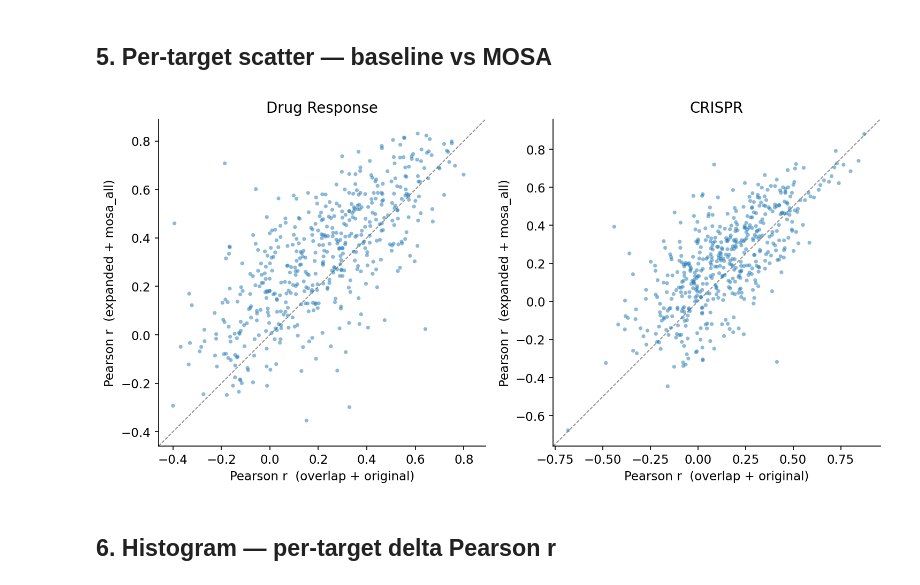
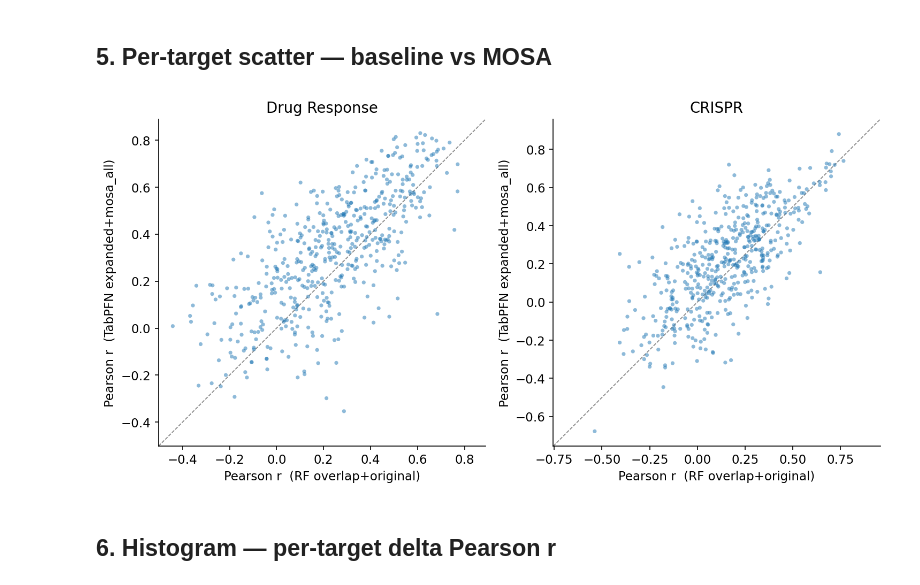
Before and after one commit to ZhaoxiangSimonCai/PhenPredCCMA, a Jupyter notebook: notebooks/tabpfn_mosa_improvement_analysis.ipynb, the cells around one changed output. Drawn from its saved outputs; the diff is of its cells as text; code cells hidden in the pictures.

```diff
--- a/notebooks/tabpfn_mosa_improvement_analysis.ipynb
+++ b/notebooks/tabpfn_mosa_improvement_analysis.ipynb
@@ -91,23 +122,29 @@ display(improvement_df)
 per_target = {}
 for family in TARGET_FAMILIES:
     per_target[family] = {}
-    for label, (frame, variant) in CONFIGS.items():
-        p = REPORT_ROOT / family / frame / variant / "test_metrics_per_target.csv"
-        per_target[family][label] = pd.read_csv(p)
+    for cfg_key, (root, frame, variant) in CONFIGS.items():
+        p = root / family / frame / variant / "test_metrics_per_target.csv"
+        per_target[family][cfg_key] = pd.read_csv(p)
 
 for family in TARGET_FAMILIES:
-    base = per_target[family]["overlap_original"]
-    mosa = per_target[family]["expanded_mosa_all"]
-    merged = base[["target", "test_pearsonr"]].merge(
-        mosa[["target", "test_pearsonr"]],
-        on="target", suffixes=("_base", "_mosa")
+    rf      = per_target[family]["rf_overlap_original"][["target", "test_pearsonr"]]
+    rf_mosa = per_target[family]["rf_expanded_mosa"][["target", "test_pearsonr"]]
+    base    = per_target[family]["tabpfn_overlap_original"][["target", "test_pearsonr"]]
+    mosa    = per_target[family]["tabpfn_expanded_mosa"][["target", "test_pearsonr"]]
+
+    merged = (
+        rf.rename(columns={"test_pearsonr": "r_rf"})
+        .merge(rf_mosa.rename(columns={"test_pearsonr": "r_rf_mosa"}), on="target")
+        .merge(base.rename(columns={"test_pearsonr": "r_tabpfn_base"}), on="target")
+        .merge(mosa.rename(columns={"test_pearsonr": "r_tabpfn_mosa"}), on="target")
     )
-    merged["delta"] = merged["test_pearsonr_mosa"] - merged["test_pearsonr_base"]
+    merged["delta_mosa_vs_rf"] = merged["r_tabpfn_mosa"] - merged["r_rf"]
     per_target[family]["merged"] = merged
-    print(f"\n{FAMILY_LABELS[family]}: {len(merged)} targets")
-    print(f"  Targets improved:  {(merged['delta'] > 0).sum()}")
-    print(f"  Targets worsened:  {(merged['delta'] < 0).sum()}")
-    print(f"  Mean delta r:      {merged['delta'].mean():.4f}")
-    print(f"  Median delta r:    {merged['delta'].median():.4f}")
+
+    label = FAMILY_LABELS[family]
+    d = merged["delta_mosa_vs_rf"]
+    print(f"\n{label}: {len(merged)} targets")
+    print(f"  TabPFN MOSA vs RF baseline: improved {(d > 0).sum()}, "
+          f"worsened {(d < 0).sum()}, median Δr {d.median():.4f}")
 # %% [output]
 Drug Response: 500 targets
@@ -162,24 +208,23 @@ plt.show()
 # %%
 fig, axes = plt.subplots(1, 2, figsize=(10, 5))
 
 for ax, family in zip(axes, TARGET_FAMILIES):
     m = per_target[family]["merged"]
-    ax.scatter(m["test_pearsonr_base"], m["test_pearsonr_mosa"],
+    ax.scatter(m["r_rf"], m["r_tabpfn_mosa"],
                s=12, alpha=0.5, edgecolors="none")
     lims = [min(ax.get_xlim()[0], ax.get_ylim()[0]),
             max(ax.get_xlim()[1], ax.get_ylim()[1])]
     ax.plot(lims, lims, "--", color="grey", linewidth=0.8, zorder=0)
-    ax.set_xlim(lims)
-    ax.set_ylim(lims)
-    ax.set_xlabel("Pearson r  (overlap + original)")
-    ax.set_ylabel("Pearson r  (expanded + mosa_all)")
+    ax.set_xlim(lims); ax.set_ylim(lims)
+    ax.set_xlabel("Pearson r  (RF overlap+original)")
+    ax.set_ylabel("Pearson r  (TabPFN expanded+mosa_all)")
     ax.set_title(FAMILY_LABELS[family])
     ax.set_aspect("equal")
 
 fig.tight_layout()
 plt.show()
 # %% [output]
-[figure, old version]
+[figure, new version]
 # %% [markdown]
 ## 6. Histogram — per-target delta Pearson r
 # %%
```
Also changed, not shown: parts of 10 cells of this notebook.
